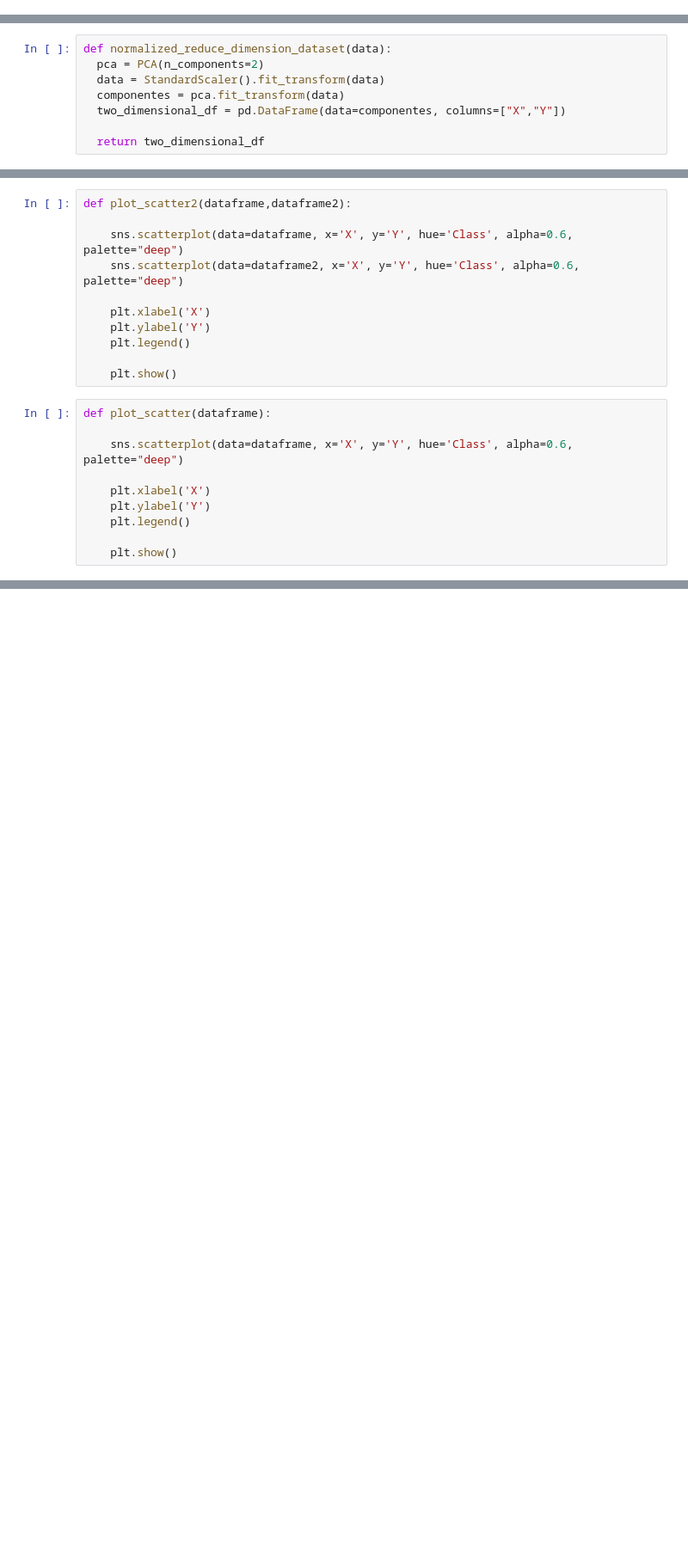
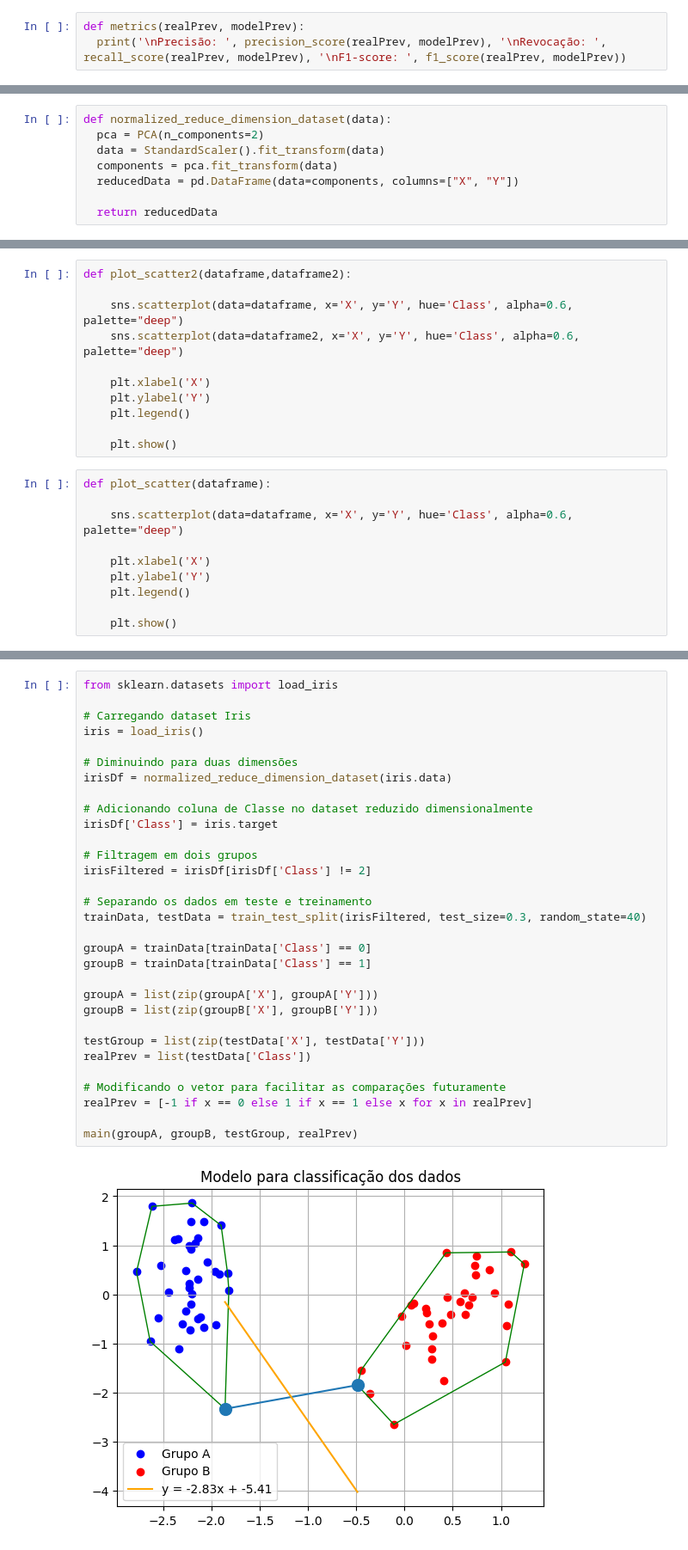
Before and after one commit to Igoreduardobraga/TP-1-ALG2, a Jupyter notebook: TP1_ALGII.ipynb, the cells around one changed output, grey strips where cells are left out. Shown at 86% size. Saved outputs shown, nothing was run; the diff lists cells and outputs as text; blank space fills up the shorter version.

Commit message:
adicionando novas alterações

```diff
--- a/TP1_ALGII.ipynb
+++ b/TP1_ALGII.ipynb
@@ -277,3 +288,6 @@ def plotModel(convexHullA, convexHullB, groupA, groupB, closestPair, nameGroup1,
+# %%
+def metrics(realPrev, modelPrev):
+  print('\nPrecisão: ', precision_score(realPrev, modelPrev), '\nRevocação: ', recall_score(realPrev, modelPrev), '\nF1-score: ', f1_score(realPrev, modelPrev))
 # %% [markdown]
 **Função geral**
 
@@ -324,0 +340,8 @@ def metrics(a, b, newGroup):
+# %%
+def normalized_reduce_dimension_dataset(data):
+  pca = PCA(n_components=2)
+  data = StandardScaler().fit_transform(data)
+  components = pca.fit_transform(data)
+  reducedData = pd.DataFrame(data=components, columns=["X", "Y"])
+
+  return reducedData
@@ -433,8 +417,0 @@ def reduce_dimension_dataset(data):
-# %%
-def normalized_reduce_dimension_dataset(data):
-  pca = PCA(n_components=2)
-  data = StandardScaler().fit_transform(data)
-  componentes = pca.fit_transform(data)
-  two_dimensional_df = pd.DataFrame(data=componentes, columns=["X","Y"])
-
-  return two_dimensional_df
@@ -723,0 +463,33 @@ Os dados não são separáveis linearmente.
+# %%
+from sklearn.datasets import load_iris
+
+# Carregando dataset Iris
+iris = load_iris()
+
+# Diminuindo para duas dimensões
+irisDf = normalized_reduce_dimension_dataset(iris.data)
+
+# Adicionando coluna de Classe no dataset reduzido dimensionalmente
+irisDf['Class'] = iris.target
+
+# Filtragem em dois grupos
+irisFiltered = irisDf[irisDf['Class'] != 2]
+
+# Separando os dados em teste e treinamento
+trainData, testData = train_test_split(irisFiltered, test_size=0.3, random_state=40)
+
+groupA = trainData[trainData['Class'] == 0]
+groupB = trainData[trainData['Class'] == 1]
+
+groupA = list(zip(groupA['X'], groupA['Y']))
+groupB = list(zip(groupB['X'], groupB['Y']))
+
+testGroup = list(zip(testData['X'], testData['Y']))
+realPrev = list(testData['Class'])
+
+# Modificando o vetor para facilitar as comparações futuramente
+realPrev = [-1 if x == 0 else 1 if x == 1 else x for x in realPrev]
+
+main(groupA, groupB, testGroup, realPrev)
+# %% [output]
+[figure, added]
```
Also changed, not shown: parts of 78 cells of this notebook, 2 other files.
